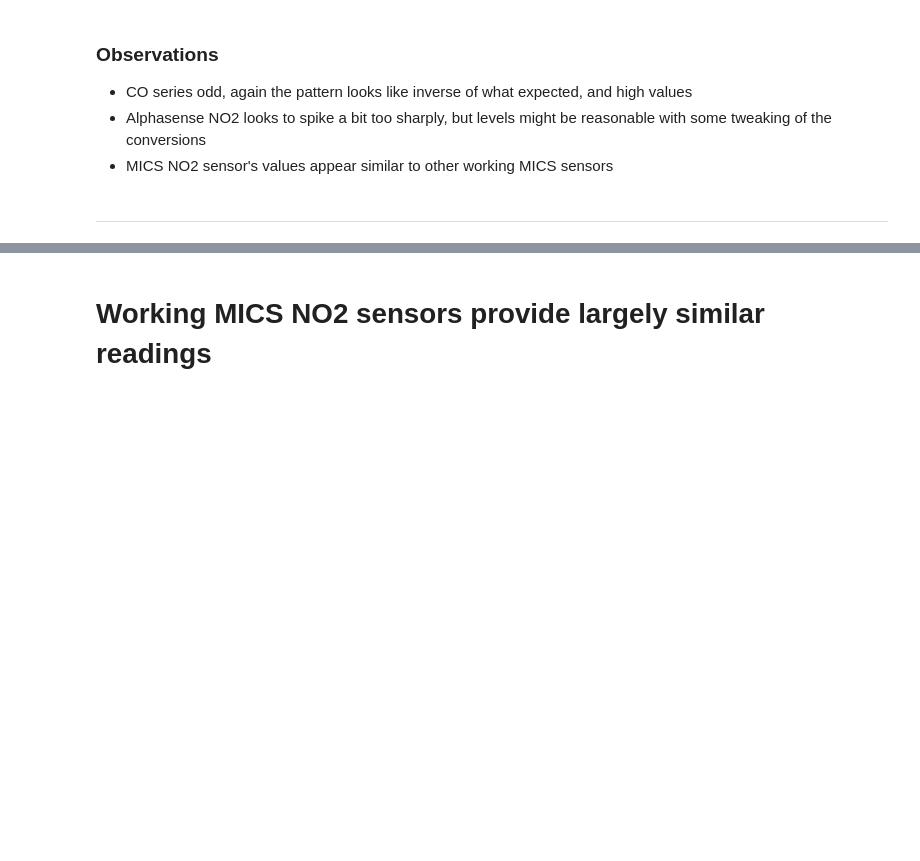
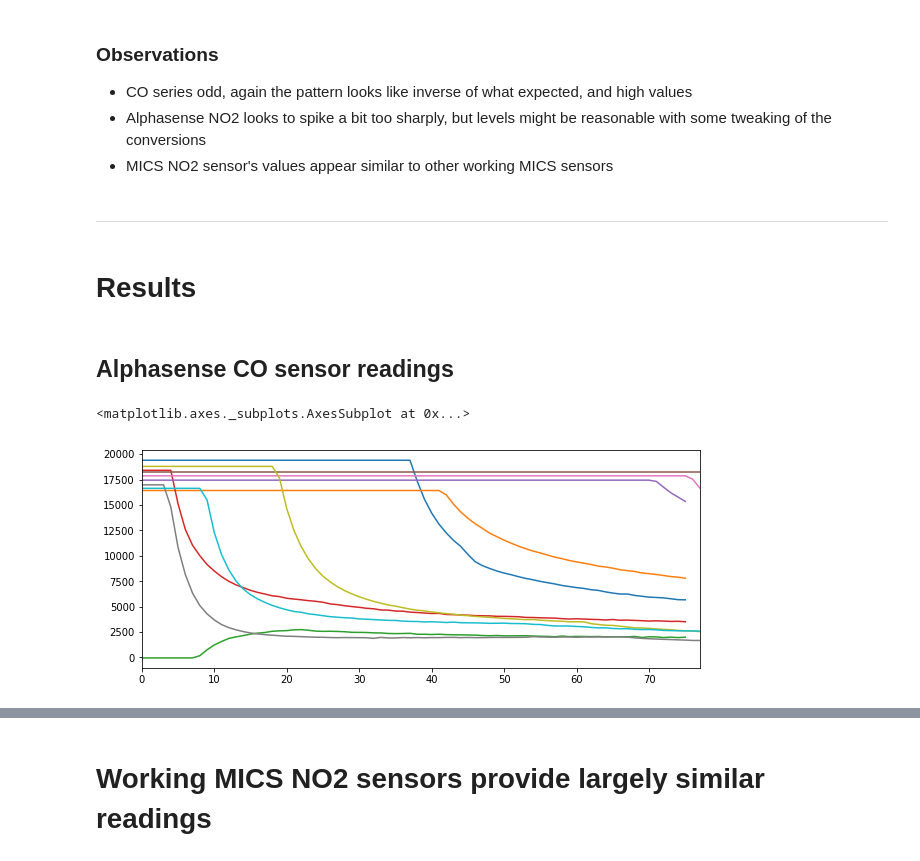
Before and after one commit to jsoikkeli/climathon2016, a Jupyter notebook: 0.3 torching/Analyse_0.3_torching_data.ipynb, the cells around one changed output, grey strips where cells are left out. Drawn from its saved outputs; the diff is of its cells as text; code cells hidden in the pictures; blank space fills up the shorter version.

```diff
--- a/0.3 torching/Analyse_0.3_torching_data.ipynb
+++ b/0.3 torching/Analyse_0.3_torching_data.ipynb
@@ -843,3 +843,23 @@ df_24.NO2_mics_ppb.plot()
 - MICS NO2 sensor's values appear similar to other working MICS sensors
 # %% [markdown]
 ---
+# %% [markdown]
+# Results
+# %% [markdown]
+## Alphasense CO sensor readings
+# %%
+# Converted to ppb
+df_10.co_ppb_ID.plot()
+df_11.co_ppb_ID.plot()
+df_12.co_ppb_ID.plot()
+df_13.co_ppb_ID.plot()
+df_15.co_ppb_ID.plot()
+
+df_20.co_ppb_ID.plot()
+df_21.co_ppb_ID.plot()
+df_22.co_ppb_ID.plot()
+df_23.co_ppb_ID.plot()
+df_24.co_ppb_ID.plot()
+# %% [output]
+<matplotlib.axes._subplots.AxesSubplot at 0x...>
+[figure, added]
```
Also changed, not shown: parts of 4 cells of this notebook.
